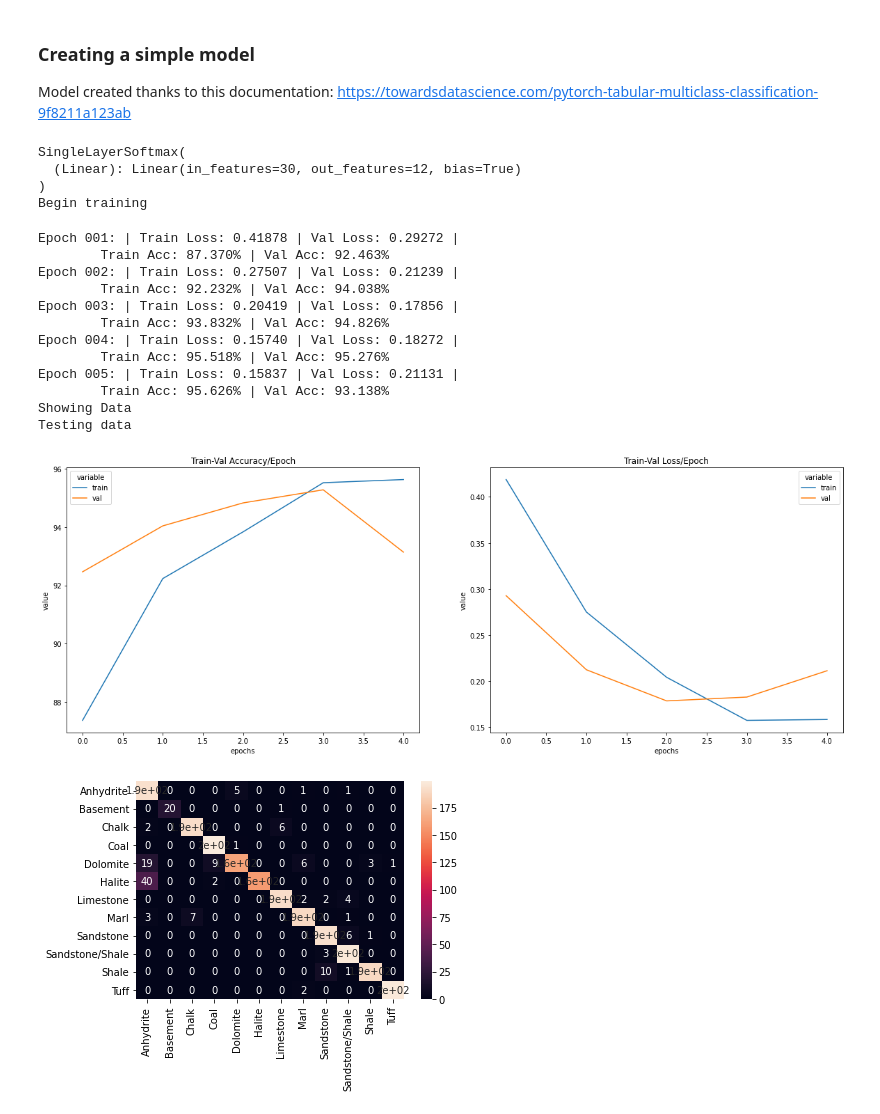
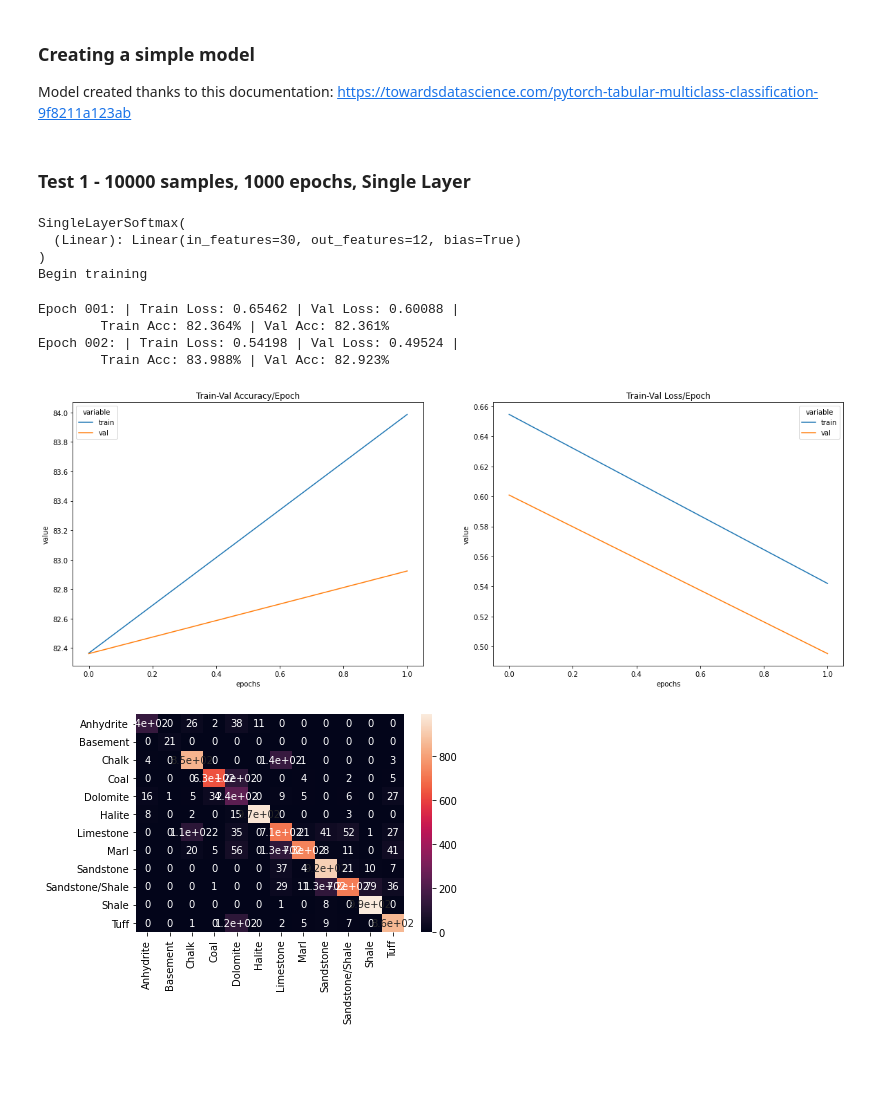
Before and after one commit to leonardoFiedler/neural-network-geoscience, a Jupyter notebook: First_Architecture.ipynb, the cells around one changed output. Saved outputs shown, nothing was run; the diff lists cells and outputs as text; code cells hidden in the pictures; blank space fills up the shorter version.

Commit message:
Adjusted model and training

```diff
--- a/First_Architecture.ipynb
+++ b/First_Architecture.ipynb
@@ -160,3 +170,7 @@ def get_class_distribution(obj):
+# %%
+def load_model(model_name, num_features, num_classes):
+    if model_name == 'single_layer':
+        return SingleLayerSoftmax(num_features, num_classes)
 # %% [markdown]
 ### Creating a simple model
 
@@ -184,17 +198,10 @@ class ClassifierDataset(Dataset):
     def __len__(self):
         return len(self.X_data)
 
-class SingleLayerSoftmax(nn.Module):
-    def __init__(self, n_input, n_output):
-        super(SingleLayerSoftmax, self).__init__()
-        self.Linear = nn.Linear(n_input, n_output)
-
-    def forward(self, x):
-        return self.Linear(x)
-
 def fit_model(
     X_train, y_train, X_test, y_test, X_val, y_val,
-    epochs=5, batch_size=16, num_classes=12, learning_rate=0.05
+    epochs=5, batch_size=16, num_classes=12, learning_rate=0.05,
+    model_name='single_layer'
 ):
     NUM_FEATURES = len(X.columns)
     NUM_CLASSES = 12
@@ -241,7 +248,8 @@ def fit_model(
     val_loader = DataLoader(dataset=val_dataset, batch_size=1)
     test_loader = DataLoader(dataset=test_dataset, batch_size=1)
 
-    model = SingleLayerSoftmax(NUM_FEATURES, NUM_CLASSES)
+    # model = SingleLayerSoftmax(NUM_FEATURES, NUM_CLASSES)
+    model = load_model(model_name, NUM_FEATURES, NUM_CLASSES)
     criterion = nn.CrossEntropyLoss(weight=class_weights)
     optimizer = optim.Adam(model.parameters(), lr=learning_rate)
 
@@ -345,52 +353,47 @@ def fit_model(
     plt.figure()
     confusion_matrix_df = pd.DataFrame(confusion_matrix(y_test, y_pred_list)).rename(columns=idx2class, index=idx2class)
     sns.heatmap(confusion_matrix_df, annot=True)
+# %% [markdown]
+### Test 1 - 10000 samples, 1000 epochs, Single Layer
 # %%
-df_partial_data = get_values_from_category(df_train, n_samples=5000)
+df_partial_data = get_values_from_category(df_train, n_samples=10000)
 df_partial_data.head()
 df_partial_data.FORCE_2020_LITHOFACIES_LITHOLOGY_CAT.value_counts()
 
 X = df_partial_data[['DEPTH_MD', 'X_LOC', 'Y_LOC', 'Z_LOC', 'CALI', 'RSHA', 'RMED', 'RDEP',
     'RHOB', 'GR', 'NPHI', 'PEF','DTC', 'SP', 'BS', 'ROP', 'DCAL', 'DRHO',
     'MUDWEIGHT', 'RMIC', 'Carbon_Index',
     'Normalized_RHOB', 'Normalized_GR', 'Delta_DTC', 'Delta_RHOB',
     'Delta_GR', 'Delta_DEPTH_MD', 'Delta_Carbon_Index', 'GROUP_encoded',
     'FORMATION_encoded']]
 Y = df_partial_data[['FORCE_2020_LITHOFACIES_LITHOLOGY_CAT']]
 
 #Dataset division: 70:20:10
 X_train_val, X_test, y_train_val, y_test = train_test_split(X, Y,
                                                     stratify=Y,
                                                     test_size=0.2,
                                                     random_state=42)
 
 X_train, X_val, y_train, y_val = train_test_split(X_train_val, y_train_val,
                                                     stratify=y_train_val,
                                                     test_size=0.1,
                                                     random_state=42)
 
 X_train_transform, X_test_transform, X_val_transform, y_train_transform, y_test_transform, y_val_transform = transform_data(X_train, X_test, X_val, y_train, y_test, y_val)
 
 fit_model(
     X_train_transform, y_train_transform, X_test_transform, y_test_transform, X_val_transform, y_val_transform,
-    epochs=100, batch_size=16, num_classes=12, learning_rate=0.05
+    epochs=1000, batch_size=16, num_classes=12, learning_rate=0.05,
+    model_name='single_layer'
 )
 # %% [output]
 SingleLayerSoftmax(
   (Linear): Linear(in_features=30, out_features=12, bias=True)
 )
 Begin training
-Epoch 001: | Train Loss: 0.41878 | Val Loss: 0.29272 |
-        Train Acc: 87.370% | Val Acc: 92.463%
-Epoch 002: | Train Loss: 0.27507 | Val Loss: 0.21239 |
-        Train Acc: 92.232% | Val Acc: 94.038%
-Epoch 003: | Train Loss: 0.20419 | Val Loss: 0.17856 |
-        Train Acc: 93.832% | Val Acc: 94.826%
-Epoch 004: | Train Loss: 0.15740 | Val Loss: 0.18272 |
-        Train Acc: 95.518% | Val Acc: 95.276%
-Epoch 005: | Train Loss: 0.15837 | Val Loss: 0.21131 |
-        Train Acc: 95.626% | Val Acc: 93.138%
-Showing Data
-Testing data
+Epoch 001: | Train Loss: 0.65462 | Val Loss: 0.60088 |
+        Train Acc: 82.364% | Val Acc: 82.361%
+Epoch 002: | Train Loss: 0.54198 | Val Loss: 0.49524 |
+        Train Acc: 83.988% | Val Acc: 82.923%
-[figure, old version]
+[figure, new version]
-[figure, old version]
+[figure, new version]
```
Also changed, not shown: parts of 2 cells of this notebook.
